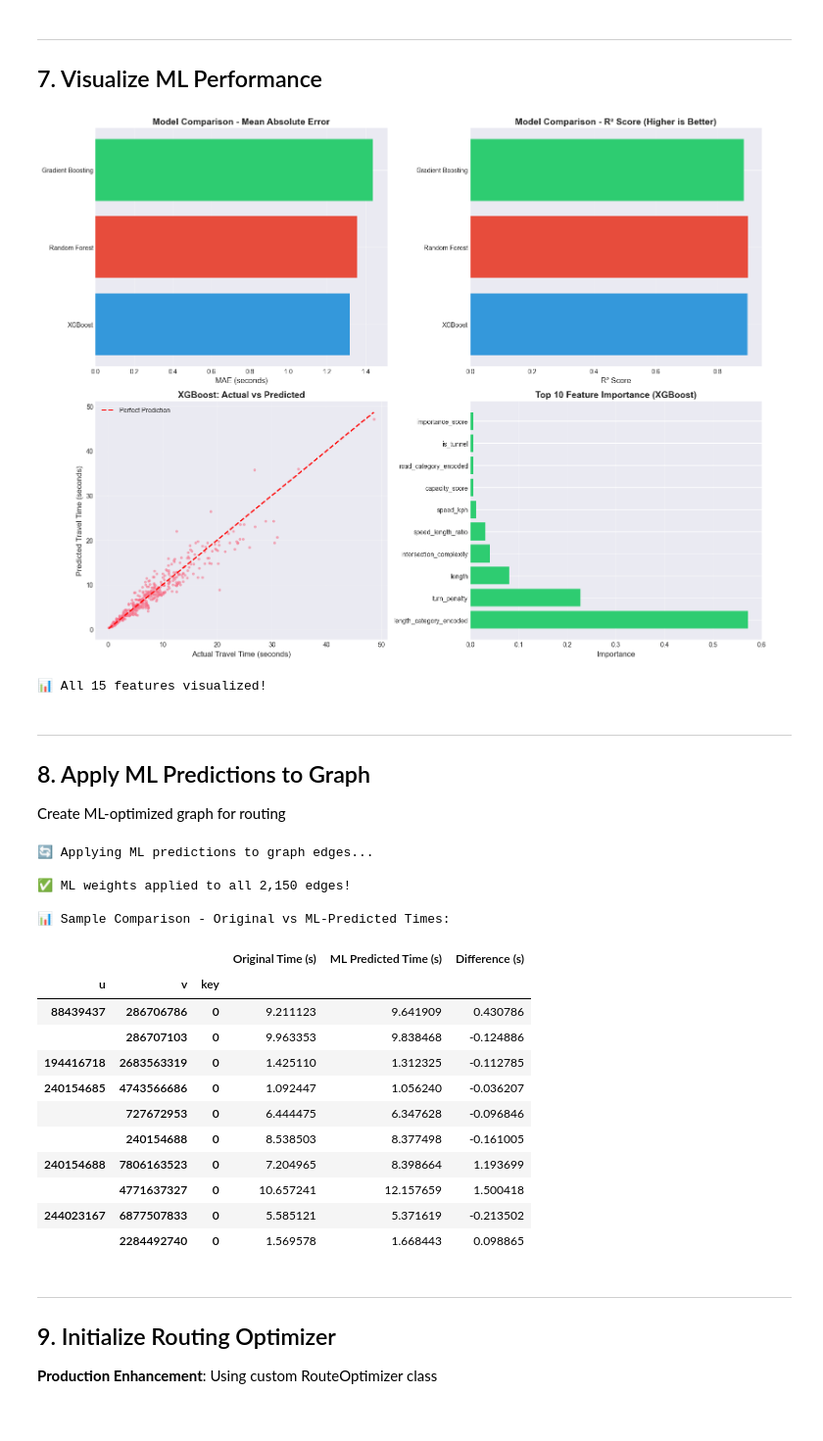
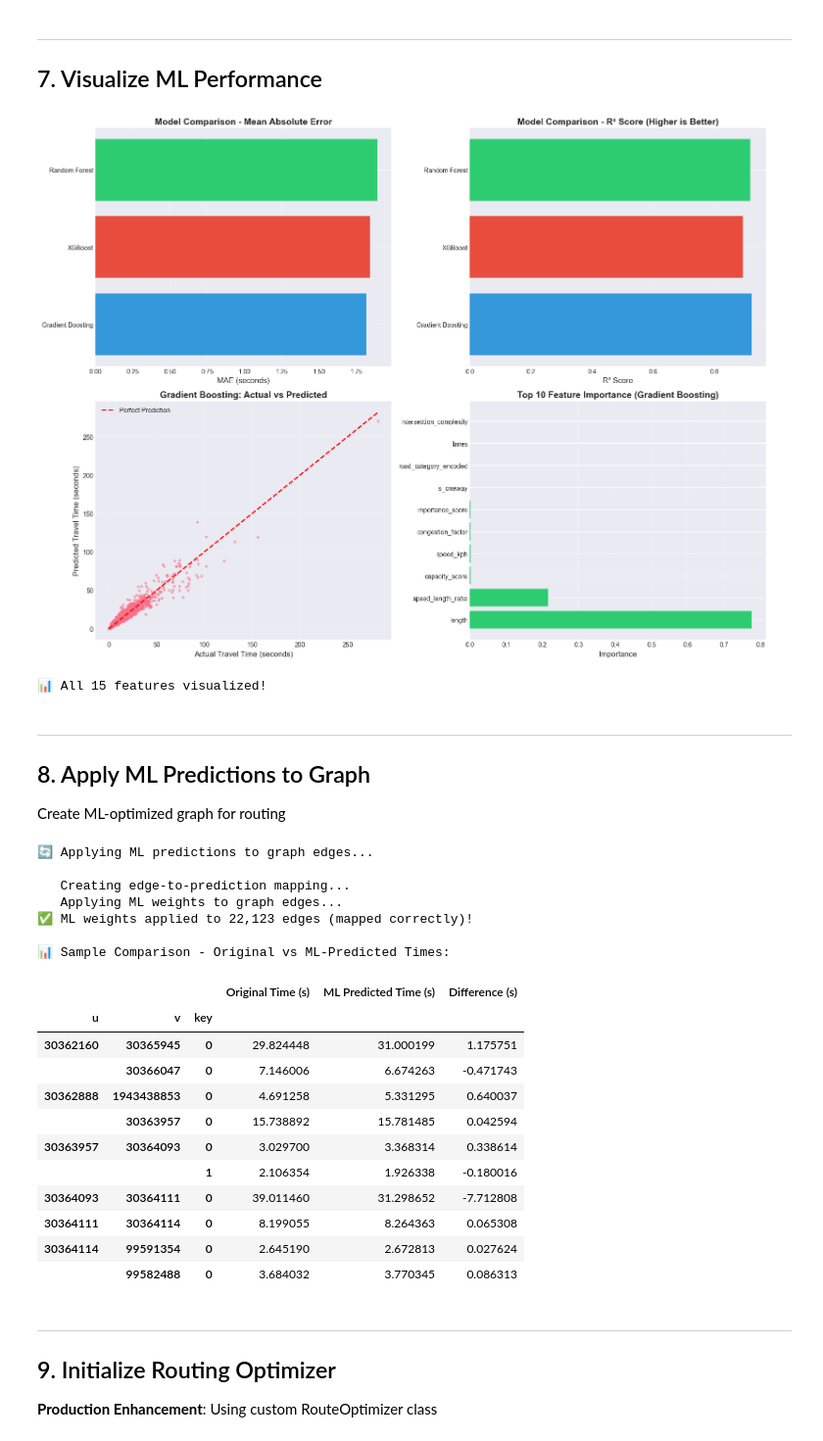
Before and after one commit to HuzaifaAbdulRehman/dijkstra-ml-routing-optimization, a Jupyter notebook: shortest_path_routing_PRODUCTION.ipynb, the cells around one changed output. Shown at 98% size. Cells and saved outputs as stored; diff of their text form; code cells hidden in the pictures.

```diff
--- a/shortest_path_routing_PRODUCTION.ipynb
+++ b/shortest_path_routing_PRODUCTION.ipynb
@@ -88,7 +122,7 @@ print(f"🕐 Started at: {datetime.now().strftime('%Y-%m-%d %H:%M:%S')}")
 # CITY = "Berkeley, California, USA"  # Medium (8,000+ nodes)
 # CITY = "Manhattan, New York, USA"  # Very large (25,000+ nodes, slow)
 # CITY = "Islamabad, Pakistan"  # Your city
-CITY = "Clifton, Karachi, Pakistan"
+CITY = "Oakland, California, USA"
 
 print(f"📍 Downloading street network for: {CITY}")
 print(f"⏳ This may take 1-2 minutes for large networks...\n")
@@ -420,7 +454,7 @@ plt.show()
 
 print(f"\n📊 All {len(feature_importance)} features visualized!")
 # %% [output]
-[figure, old version]
+[figure, new version]
 📊 All 15 features visualized!
 # %% [markdown]
 ---
@@ -430,48 +464,70 @@ Create ML-optimized graph for routing
 # %%
 print("🔄 Applying ML predictions to graph edges...\n")
 
 # Create ML graph copy
 G_ml = G.copy()
 
 # Get predictions using best model
 ml_predictions = ml_pipeline.predict_travel_times(edges_with_features, model_name=best_model)
 
-# Apply to graph
-for idx, (u, v, k) in enumerate(G_ml.edges(keys=True)):
+# FIX: Create proper mapping from edges_gdf MultiIndex to predictions
+# This ensures predictions align with correct edges even if iteration order differs
+print("   Creating edge-to-prediction mapping...")
+edges_gdf_indexed = edges_gdf.reset_index()
+edge_to_prediction = {}
+
+for idx, row in edges_gdf_indexed.iterrows():
+    u, v, k = row['u'], row['v'], row['key']
     if idx < len(ml_predictions):
-        G_ml[u][v][k]['ml_travel_time'] = ml_predictions[idx]
-    else:
-        # Fallback
-        G_ml[u][v][k]['ml_travel_time'] = G_ml[u][v][k]['travel_time']
+        edge_to_prediction[(u, v, k)] = ml_predictions[idx]
 
-print("✅ ML weights applied to all {:,} edges!\n".format(G_ml.number_of_edges()))
+# Apply with proper mapping
+print("   Applying ML weights to graph edges...")
+applied_count = 0
+for (u, v, k), pred_time in edge_to_prediction.items():
+    try:
+        if (u, v, k) in G_ml.edges(keys=True):
+            G_ml[u][v][k]['ml_travel_time'] = pred_time
+            applied_count += 1
+    except (KeyError, TypeError):
+        # Edge might not exist in G_ml (shouldn't happen, but safe)
+        continue
+
+# For any edges not in mapping, use original travel_time as fallback
+for (u, v, k) in G_ml.edges(keys=True):
+    if 'ml_travel_time' not in G_ml[u][v][k]:
+        G_ml[u][v][k]['ml_travel_time'] = G_ml[u][v][k].get('travel_time', 0)
+
+print("✅ ML weights applied to {:,} edges (mapped correctly)!\n".format(applied_count))
 
 # Show comparison
 print("📊 Sample Comparison - Original vs ML-Predicted Times:")
 comparison_sample = pd.DataFrame({
     'Original Time (s)': edges_with_features['actual_travel_time'].head(10),
     'ML Predicted Time (s)': ml_predictions[:10],
     'Difference (s)': ml_predictions[:10] - edges_with_features['actual_travel_time'].head(10).values
 })
 display(comparison_sample)
 # %% [output]
 🔄 Applying ML predictions to graph edges...
 
-✅ ML weights applied to all 2,150 edges!
+   Creating edge-to-prediction mapping...
+   Applying ML weights to graph edges...
+✅ ML weights applied to 22,123 edges (mapped correctly)!
 
 📊 Sample Comparison - Original vs ML-Predicted Times:
 |  |  |  | Original Time (s) | ML Predicted Time (s) | Difference (s) |
 | u | v | key |  |  |  |
-| 88439437 | 286706786 | 0 | 9.211123 | 9.641909 | 0.430786 |
-|  | 286707103 | 0 | 9.963353 | 9.838468 | -0.124886 |
-| 194416718 | 2683563319 | 0 | 1.425110 | 1.312325 | -0.112785 |
-| 240154685 | 4743566686 | 0 | 1.092447 | 1.056240 | -0.036207 |
-|  | 727672953 | 0 | 6.444475 | 6.347628 | -0.096846 |
-|  | 240154688 | 0 | 8.538503 | 8.377498 | -0.161005 |
-| 240154688 | 7806163523 | 0 | 7.204965 | 8.398664 | 1.193699 |
-|  | 4771637327 | 0 | 10.657241 | 12.157659 | 1.500418 |
-| 244023167 | 6877507833 | 0 | 5.585121 | 5.371619 | -0.213502 |
-|  | 2284492740 | 0 | 1.569578 | 1.668443 | 0.098865 |
+| 30362160 | 30365945 | 0 | 29.824448 | 31.000199 | 1.175751 |
+|  | 30366047 | 0 | 7.146006 | 6.674263 | -0.471743 |
+| 30362888 | 1943438853 | 0 | 4.691258 | 5.331295 | 0.640037 |
+|  | 30363957 | 0 | 15.738892 | 15.781485 | 0.042594 |
+| 30363957 | 30364093 | 0 | 3.029700 | 3.368314 | 0.338614 |
+|  |  | 1 | 2.106354 | 1.926338 | -0.180016 |
+| 30364093 | 30364111 | 0 | 39.011460 | 31.298652 | -7.712808 |
+| 30364111 | 30364114 | 0 | 8.199055 | 8.264363 | 0.065308 |
+| 30364114 | 99591354 | 0 | 2.645190 | 2.672813 | 0.027624 |
+|  | 99582488 | 0 | 3.684032 | 3.770345 | 0.086313 |
 # %% [markdown]
 ---
 ## 9. Initialize Routing Optimizer
```
Also changed, not shown: parts of 17 cells of this notebook, 4 other files.
